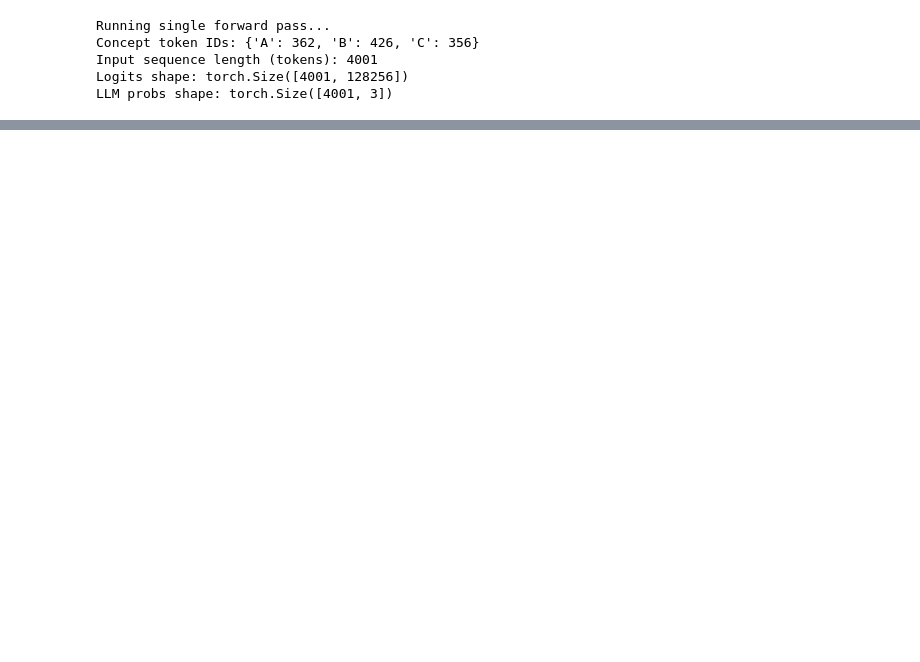
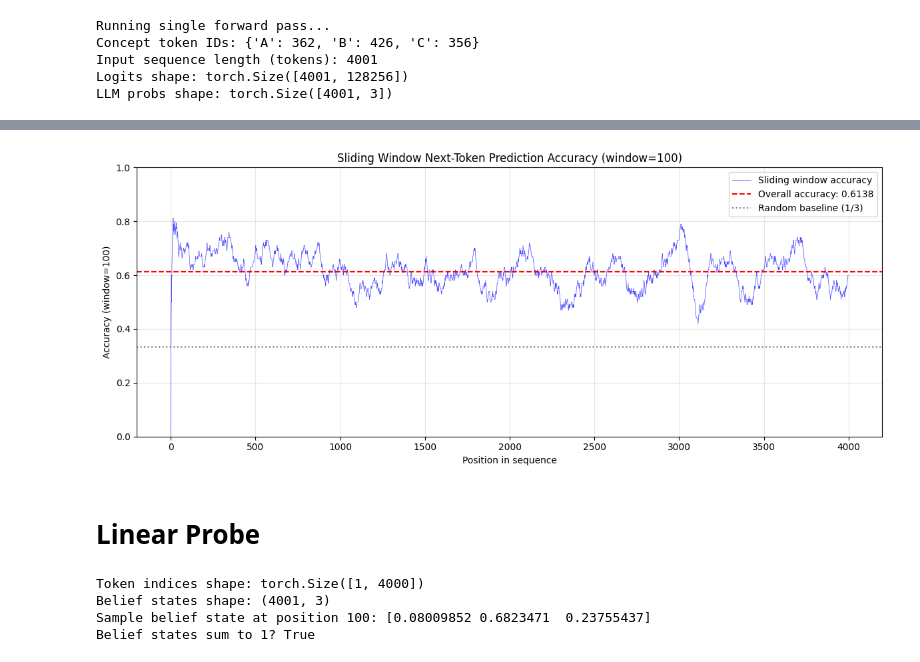
Before and after one commit to chiragr5241/geometric-interpretability-LLMs, a Jupyter notebook: experiments/accuracy_vs_context_HMM.ipynb, the cells around one changed output, grey strips where cells are left out. Cells and saved outputs as stored; diff of their text form; code cells hidden in the pictures; blank space fills up the shorter version.

Commit message:
Update .gitignore, accuracy_vs_context_HMM experiment, and HMM module
Co-authored-by: Cursor <cursoragent@cursor.com>

```diff
--- a/experiments/accuracy_vs_context_HMM.ipynb
+++ b/experiments/accuracy_vs_context_HMM.ipynb
@@ -303,0 +375,26 @@ Random baseline (1/3): 0.3333
+# %%
+# Sliding window accuracy
+window = 100
+
+###### Important: We remove the first 2 as well as it was a BOS and space token
+
+# Get LLM predictions: argmax of probabilities at position i predicts token at i+1
+llm_predictions = torch.argmax(llm_probs[2:-1], dim=1)  # Shape: (seq_len-1,)
+correct = (llm_predictions == tokens_y[0, 2:]).float().cpu().numpy()
+
+# Compute sliding window accuracy (past 100 values including current)
+sliding_accuracy = np.zeros(len(correct))
+for i in range(len(correct)):
+    start_idx = max(0, i - window + 1)
+    sliding_accuracy[i] = np.mean(correct[start_idx:i+1])
+
+# Overall accuracy
+overall_accuracy = np.mean(correct)
+
+print(f"Overall next-token accuracy: {overall_accuracy:.4f}")
+print(f"Sliding window accuracy (window={window}):")
+print(f"  First 100 positions: {sliding_accuracy[99]:.4f}" if len(sliding_accuracy) > 99 else "  Not enough data")
+print(f"  At position 500: {sliding_accuracy[499]:.4f}" if len(sliding_accuracy) > 499 else "  Not enough data")
+print(f"  At position 1000: {sliding_accuracy[999]:.4f}" if len(sliding_accuracy) > 999 else "  Not enough data")
+print(f"  At position 2000: {sliding_accuracy[1999]:.4f}" if len(sliding_accuracy) > 1999 else "  Not enough data")
+print(f"  Final position: {sliding_accuracy[-1]:.4f}")
@@ -303,0 +409,43 @@ Random baseline (1/3): 0.3333
+# %%
+# --- Plot sliding window accuracy vs position ---
+fig, ax = plt.subplots(figsize=(12, 5))
+
+ax.plot(range(len(sliding_accuracy)), sliding_accuracy, 'b-', alpha=0.7, linewidth=0.5, label='Sliding window accuracy')
+ax.axhline(y=overall_accuracy, color='r', linestyle='--', label=f'Overall accuracy: {overall_accuracy:.4f}')
+ax.axhline(y=1/3, color='gray', linestyle=':', label='Random baseline (1/3)')
+
+ax.set_xlabel('Position in sequence')
+ax.set_ylabel(f'Accuracy (window={window})')
+ax.set_title(f'Sliding Window Next-Token Prediction Accuracy (window={window})')
+ax.legend()
+ax.set_ylim([0, 1])
+ax.grid(True, alpha=0.3)
+
+plt.tight_layout()
+plt.show()
+# %% [output]
+[figure, added]
+# %% [markdown]
+# Linear Probe
+# %%
+# --- Compute Belief States for Training Data ---
+# Belief state = probability distribution over hidden states given observations so far
+
+# Convert tokens back to indices for belief state computation
+token_indices = torch.tensor([HMM_CONCEPTS.index(c) for c in walk_concepts], device=hmm.T_3d_matrix.device)
+token_indices = token_indices.unsqueeze(0)  # Shape: (1, seq_len)
+
+print(f"Token indices shape: {token_indices.shape}")
+
+# Compute belief states for the sequence
+belief_states = hmm.compute_belief_state(token_indices)  # Shape: (1, seq_len+1, n_states)
+belief_states = belief_states.squeeze(0).cpu().numpy()  # Shape: (seq_len+1, 3)
+
+print(f"Belief states shape: {belief_states.shape}")
+print(f"Sample belief state at position 100: {belief_states[100]}")
+print(f"Belief states sum to 1? {np.allclose(belief_states.sum(axis=1), 1)}")
+# %% [output]
+Token indices shape: torch.Size([1, 4000])
+Belief states shape: (4001, 3)
+Sample belief state at position 100: [0.08009852 0.6823471  0.23755437]
+Belief states sum to 1? True
```
Also changed, not shown: parts of 30 cells of this notebook, 2 other files.
